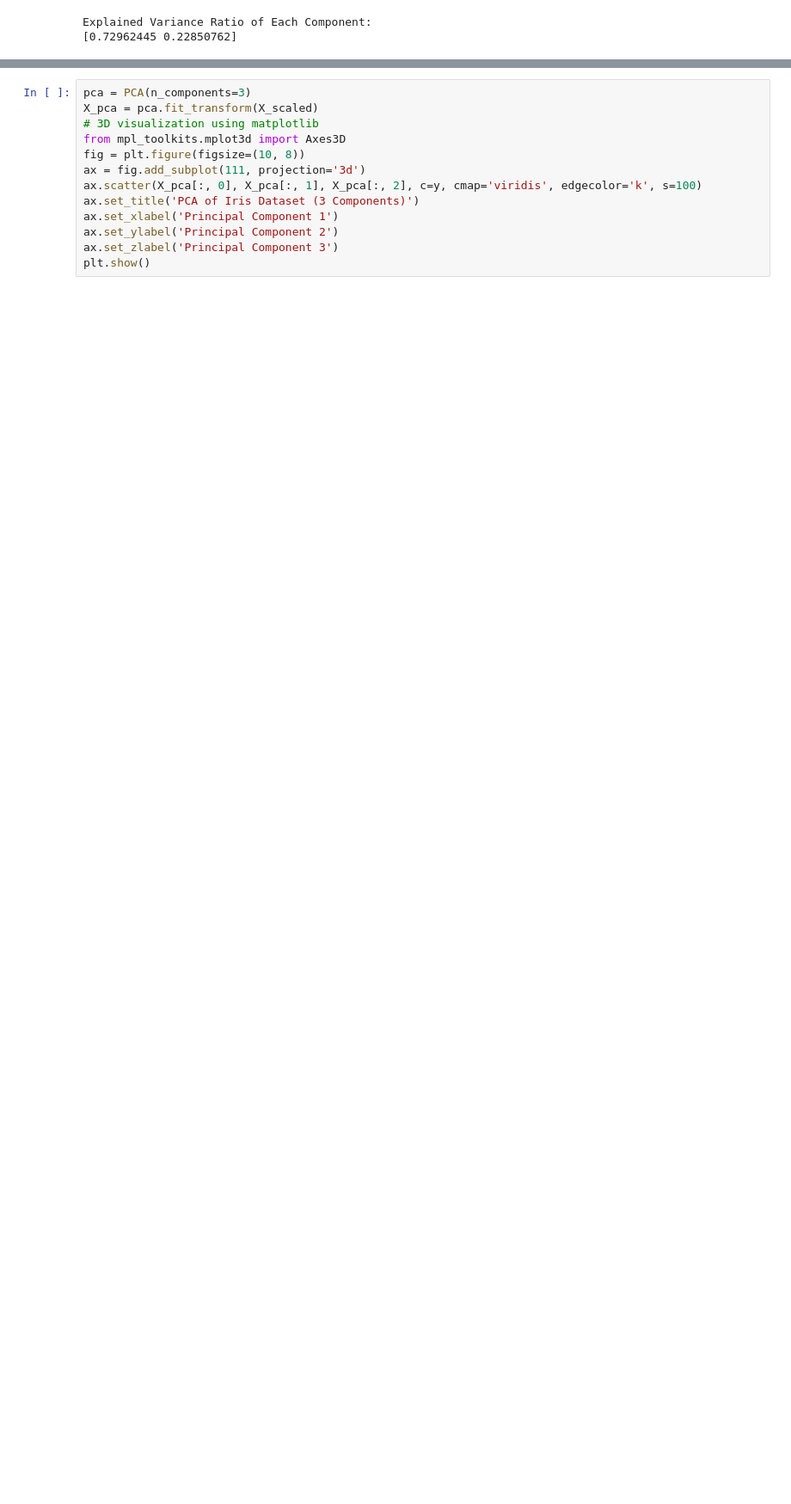
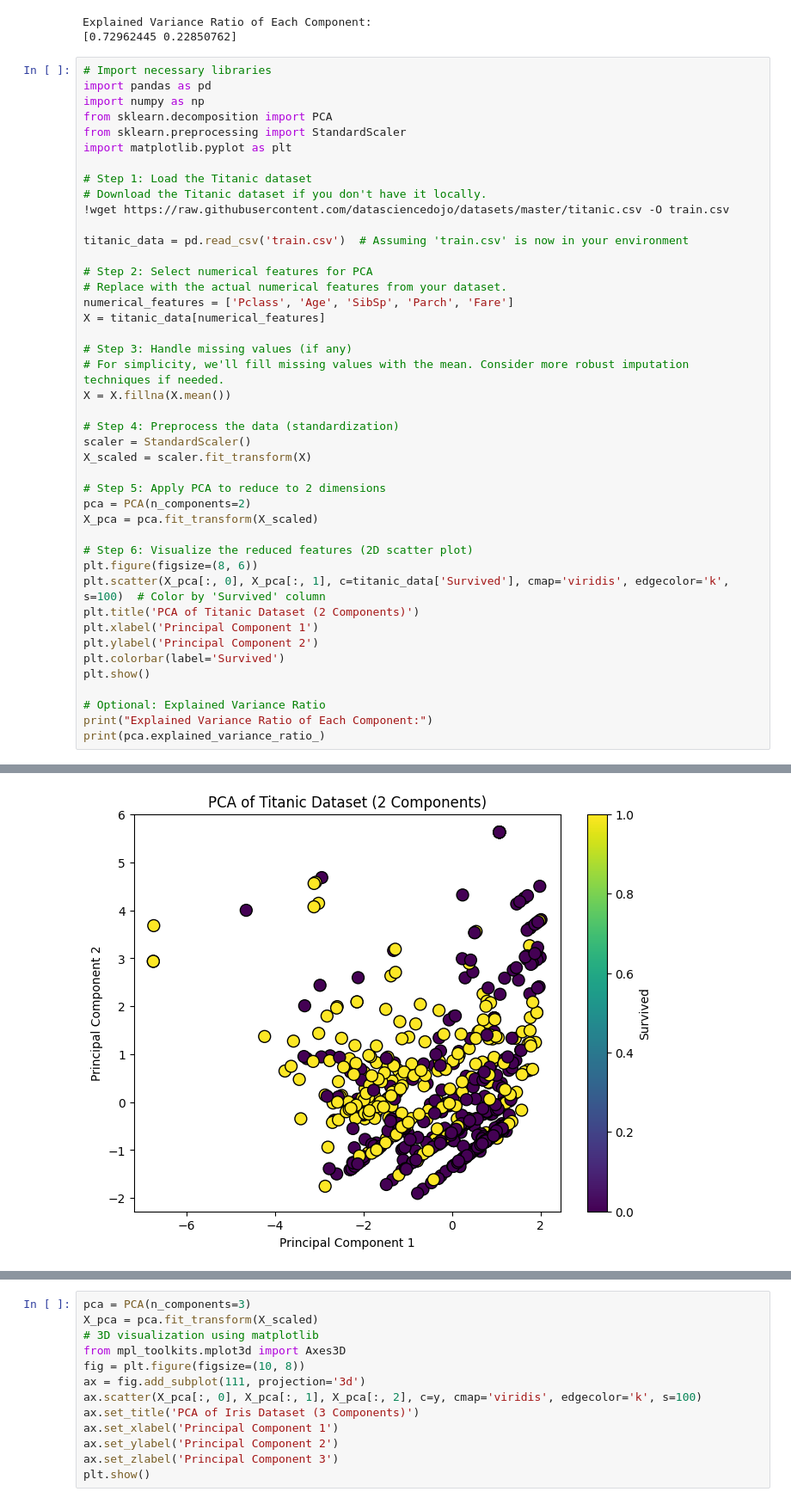
Before and after one commit to trinayani04/ADM-LAB, a Jupyter notebook: ADM_LAB3.ipynb, the cells around one changed output, grey strips where cells are left out. Shown at 86% size. Drawn from its saved outputs; the diff is of its cells as text; blank space fills up the shorter version.

```diff
--- a/ADM_LAB3.ipynb
+++ b/ADM_LAB3.ipynb
@@ -32,3 +32,47 @@ print(pca.explained_variance_ratio_)
 [figure]
 Explained Variance Ratio of Each Component:
 [0.72962445 0.22850762]
+# %%
+# Import necessary libraries
+import pandas as pd
+import numpy as np
+from sklearn.decomposition import PCA
+from sklearn.preprocessing import StandardScaler
+import matplotlib.pyplot as plt
+
+# Step 1: Load the Titanic dataset
+# Download the Titanic dataset if you don't have it locally.
+!wget https://raw.githubusercontent.com/datasciencedojo/datasets/master/titanic.csv -O train.csv
+
+titanic_data = pd.read_csv('train.csv')  # Assuming 'train.csv' is now in your environment
+
+# Step 2: Select numerical features for PCA
+# Replace with the actual numerical features from your dataset.
+numerical_features = ['Pclass', 'Age', 'SibSp', 'Parch', 'Fare']
+X = titanic_data[numerical_features]
+
+# Step 3: Handle missing values (if any)
+# For simplicity, we'll fill missing values with the mean. Consider more robust imputation techniques if needed.
+X = X.fillna(X.mean())
+
+# Step 4: Preprocess the data (standardization)
+scaler = StandardScaler()
+X_scaled = scaler.fit_transform(X)
+
+# Step 5: Apply PCA to reduce to 2 dimensions
+pca = PCA(n_components=2)
+X_pca = pca.fit_transform(X_scaled)
+
+# Step 6: Visualize the reduced features (2D scatter plot)
+plt.figure(figsize=(8, 6))
+plt.scatter(X_pca[:, 0], X_pca[:, 1], c=titanic_data['Survived'], cmap='viridis', edgecolor='k', s=100)  # Color by 'Survived' column
+plt.title('PCA of Titanic Dataset (2 Components)')
+plt.xlabel('Principal Component 1')
+plt.ylabel('Principal Component 2')
+plt.colorbar(label='Survived')
+plt.show()
+
+# Optional: Explained Variance Ratio
+print("Explained Variance Ratio of Each Component:")
+print(pca.explained_variance_ratio_)
+# %% [output]
@@ -34,0 +89 @@ Explained Variance Ratio of Each Component:
+[figure, added]
```
Also changed, not shown: parts of 1 cell of this notebook.
